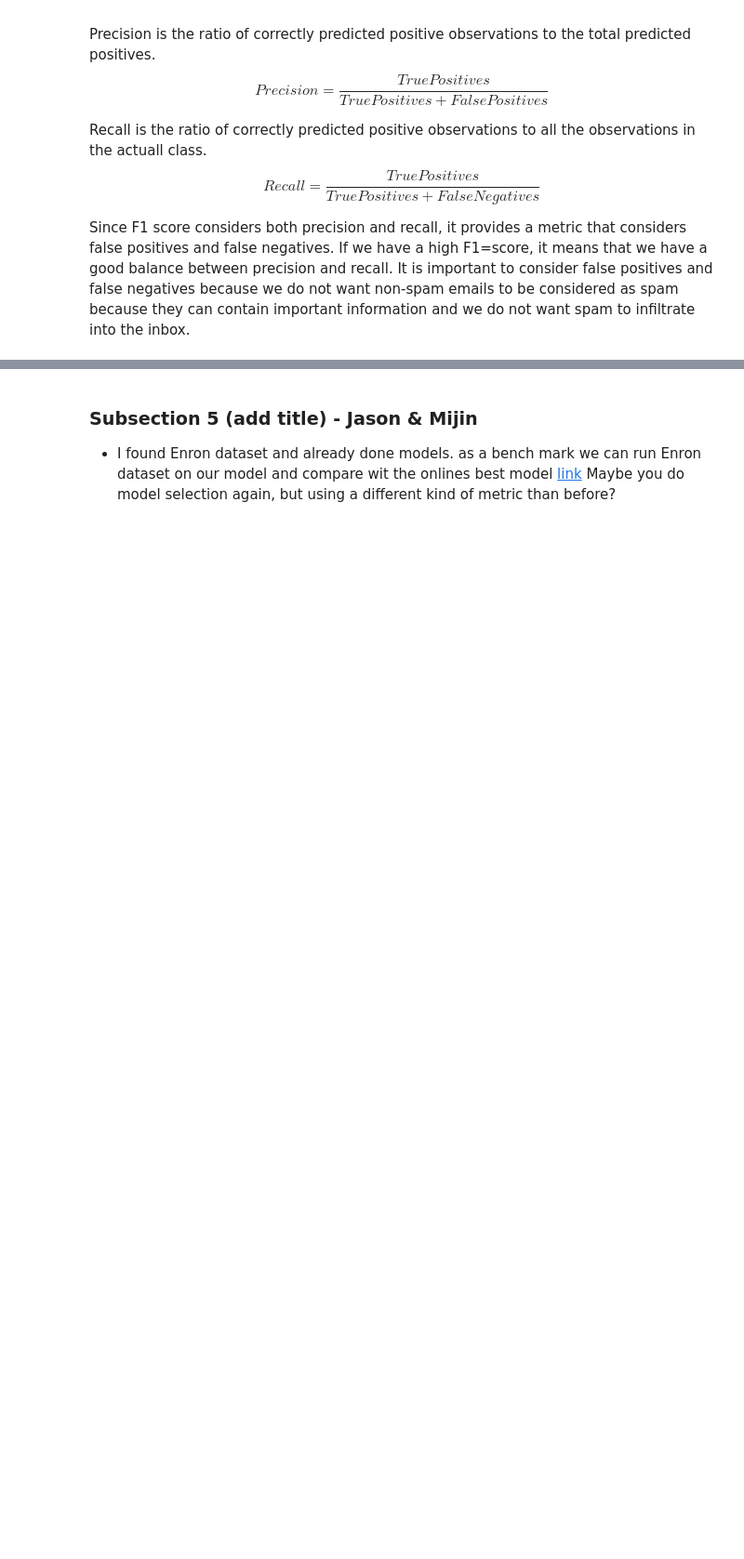
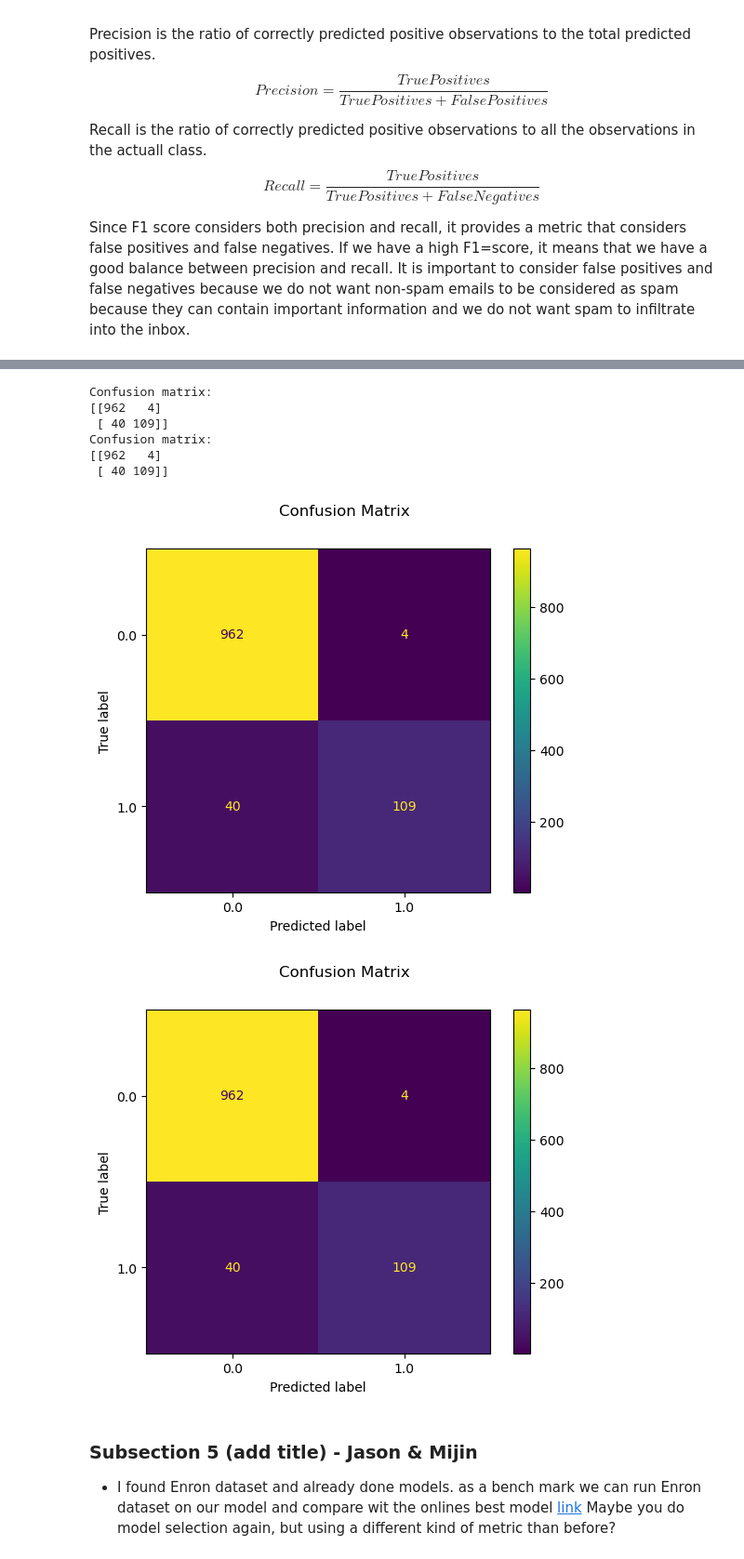
Before and after one commit to bonzonwin/UnsupervisedML_FinalProj, a Jupyter notebook: FinalProject_groupXXX.ipynb, the cells around one changed output, grey strips where cells are left out. Shown: that part at 93% size. Cells and saved outputs as stored; diff of their text form; code cells hidden in the pictures; blank space fills up the shorter version.

```diff
--- a/FinalProject_groupXXX.ipynb
+++ b/FinalProject_groupXXX.ipynb
@@ -121,0 +177,10 @@ Perhaps some exploration of the model selection (hyper-parameters) or algorithm
+# %%
+pca_85 = PCA(n_components=70)
+red_85 = pca_85.fit_transform(tfidf_df)
+reduced_85 = pd.DataFrame(red_85).join(data['label'])
+reduced_85
+
+pca_90 = PCA(n_components=78)
+red_90 = pca_90.fit_transform(tfidf_df)
+reduced_90 = pd.DataFrame(red_90).join(data['label'])
+reduced_90
@@ -122,3 +299,24 @@ Perhaps some exploration of the model selection (hyper-parameters) or algorithm
+# %%
+from sklearn.metrics import ConfusionMatrixDisplay
+
+disp_85 = ConfusionMatrixDisplay.from_predictions(y_test_85, y_pred_85)
+disp_85.figure_.suptitle("Confusion Matrix")
+print(f"Confusion matrix:\n{disp_85.confusion_matrix}")
+
+disp_90 = ConfusionMatrixDisplay.from_predictions(y_test_90, y_pred_90)
+disp_90.figure_.suptitle("Confusion Matrix")
+print(f"Confusion matrix:\n{disp_90.confusion_matrix}")
+
+plt.show()
+# %% [output]
+Confusion matrix:
+[[962   4]
+ [ 40 109]]
+Confusion matrix:
+[[962   4]
+ [ 40 109]]
+[figure, added]
+[figure, added]
 # %% [markdown]
 ### Subsection 5 (add title) - Jason & Mijin
 - I found Enron dataset and already done models. as a bench mark we can run Enron dataset on our model and compare wit the onlines best model
```
Also changed, not shown: parts of 20 cells of this notebook, 8 other files.
